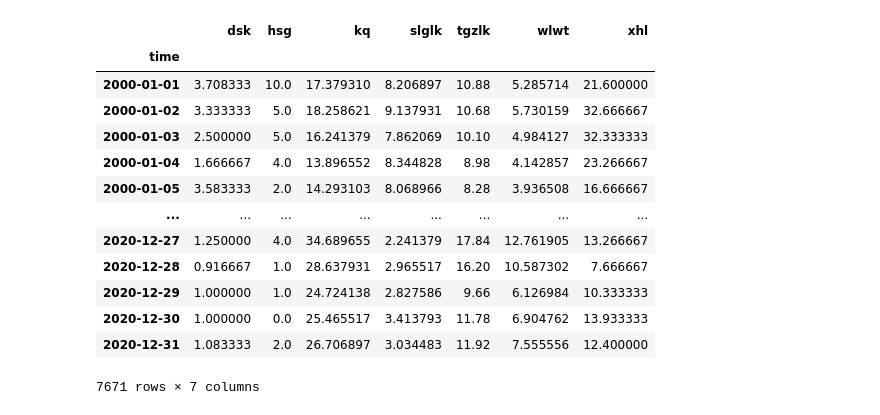
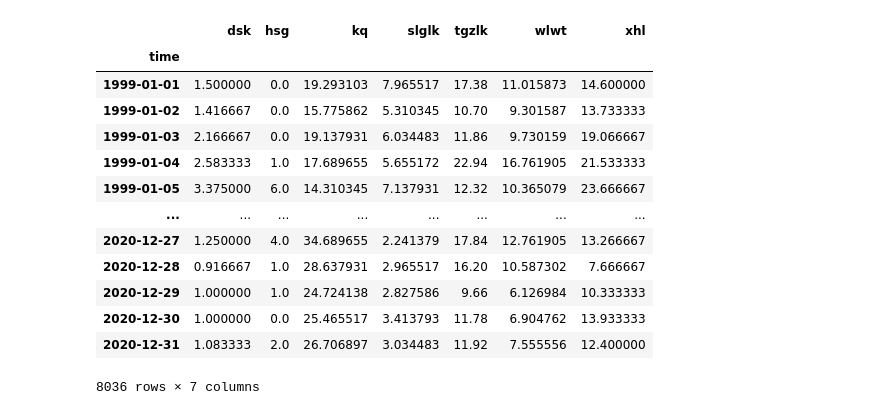
Before and after one commit to Dongdong001122/daily_river_runoff_projection_tarim, a Jupyter notebook: process_CMIP6_2.ipynb, the cells around one changed output. Drawn from its saved outputs; the diff is of its cells as text; code cells hidden in the pictures.

```diff
--- a/process_CMIP6_2.ipynb
+++ b/process_CMIP6_2.ipynb
@@ -15,30 +56,30 @@ def add_daily_dates(group):
 # %%
 # Read the CSV file
 et_df = pd.read_csv(r'F:\geodata\et_dataset_chenhuiling\et_dataset_yang_station.csv', index_col=0)
 
 # Convert the index to datetime format
 et_df.index = pd.to_datetime(et_df.index)
 
 # Filter data for dates after January 1, 2000
-et_df = et_df[et_df.index >= '2000-01-01']
+et_df = et_df[et_df.index >= '1850-01-01']
 
 # Resample and calculate the mean
 et_mon = et_df.resample('ME').mean()
 et_mon['year_month'] = et_mon.index.to_period('M').astype(str)
 # Output the result
 et_df
 # %% [output]
 |  | dsk | hsg | kq | slglk | tgzlk | wlwt | xhl |
 | time |  |  |  |  |  |  |  |
-| 2000-01-01 | 3.708333 | 10.0 | 17.379310 | 8.206897 | 10.88 | 5.285714 | 21.600000 |
-| 2000-01-02 | 3.333333 | 5.0 | 18.258621 | 9.137931 | 10.68 | 5.730159 | 32.666667 |
-| 2000-01-03 | 2.500000 | 5.0 | 16.241379 | 7.862069 | 10.10 | 4.984127 | 32.333333 |
-| 2000-01-04 | 1.666667 | 4.0 | 13.896552 | 8.344828 | 8.98 | 4.142857 | 23.266667 |
-| 2000-01-05 | 3.583333 | 2.0 | 14.293103 | 8.068966 | 8.28 | 3.936508 | 16.666667 |
+| 1999-01-01 | 1.500000 | 0.0 | 19.293103 | 7.965517 | 17.38 | 11.015873 | 14.600000 |
+| 1999-01-02 | 1.416667 | 0.0 | 15.775862 | 5.310345 | 10.70 | 9.301587 | 13.733333 |
+| 1999-01-03 | 2.166667 | 0.0 | 19.137931 | 6.034483 | 11.86 | 9.730159 | 19.066667 |
+| 1999-01-04 | 2.583333 | 1.0 | 17.689655 | 5.655172 | 22.94 | 16.761905 | 21.533333 |
+| 1999-01-05 | 3.375000 | 6.0 | 14.310345 | 7.137931 | 12.32 | 10.365079 | 23.666667 |
 | ... | ... | ... | ... | ... | ... | ... | ... |
 | 2020-12-27 | 1.250000 | 4.0 | 34.689655 | 2.241379 | 17.84 | 12.761905 | 13.266667 |
 | 2020-12-28 | 0.916667 | 1.0 | 28.637931 | 2.965517 | 16.20 | 10.587302 | 7.666667 |
 | 2020-12-29 | 1.000000 | 1.0 | 24.724138 | 2.827586 | 9.66 | 6.126984 | 10.333333 |
 | 2020-12-30 | 1.000000 | 0.0 | 25.465517 | 3.413793 | 11.78 | 6.904762 | 13.933333 |
 | 2020-12-31 | 1.083333 | 2.0 | 26.706897 | 3.034483 | 11.92 | 7.555556 | 12.400000 |
-7671 rows × 7 columns
+8036 rows × 7 columns
```
Also changed, not shown: parts of 15 cells of this notebook, 15 other files.
